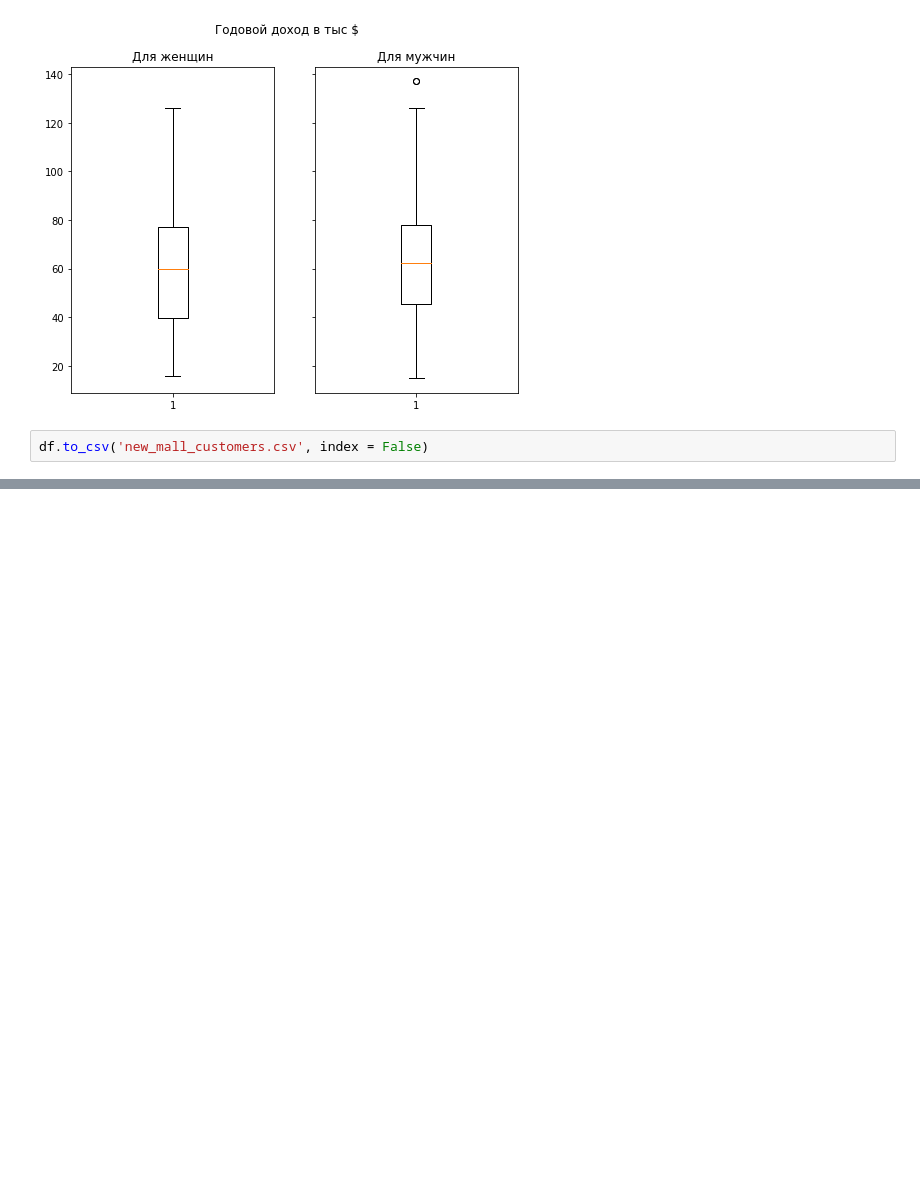
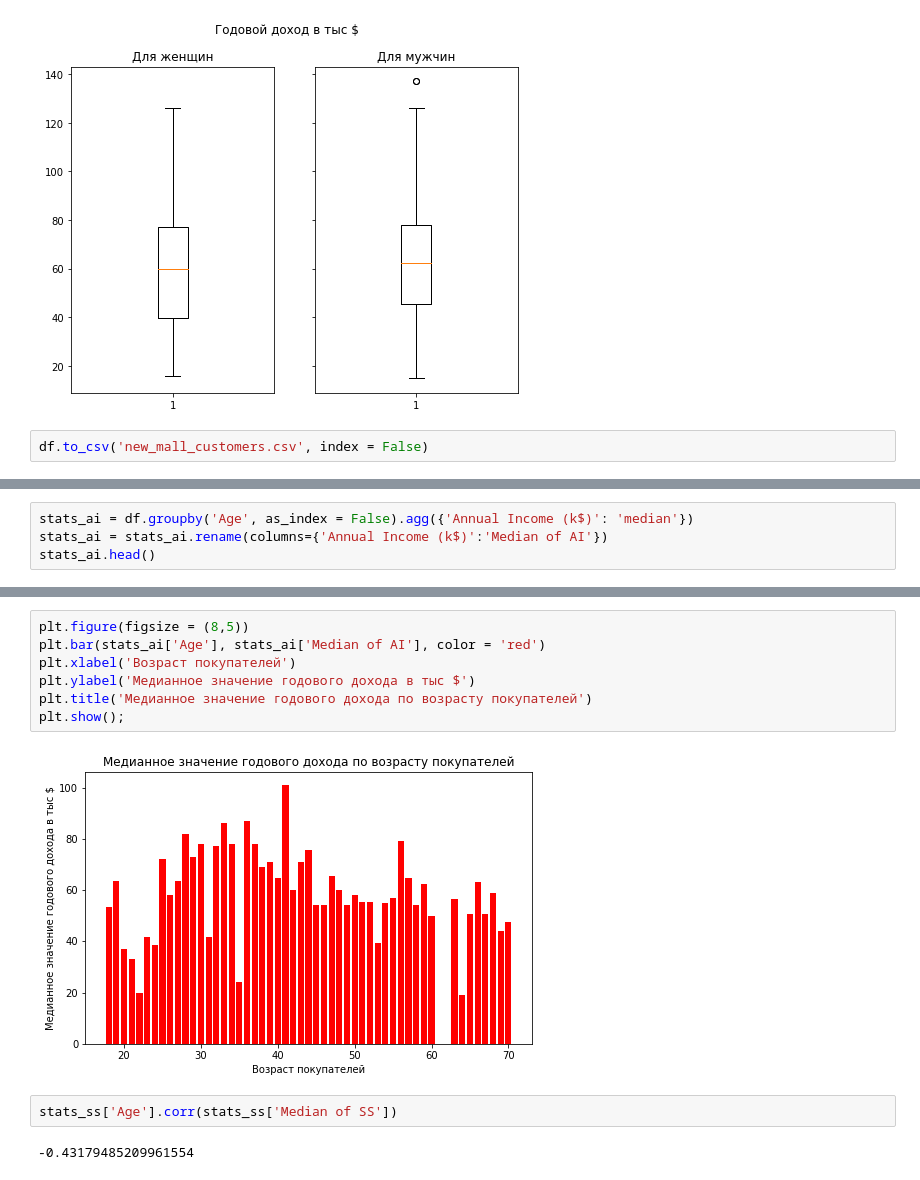
Before and after one commit to YaluninaTatiana/mall-customers-TY, a Jupyter notebook: Посетители магазина.ipynb, the cells around one changed output, grey strips where cells are left out. Saved outputs shown, nothing was run; the diff lists cells and outputs as text; blank space fills up the shorter version.

```diff
--- a/Посетители магазина.ipynb
+++ b/Посетители магазина.ipynb
@@ -131,0 +144,4 @@ df.to_csv('new_mall_customers.csv', index = False)
+# %%
+stats_ai = df.groupby('Age', as_index = False).agg({'Annual Income (k$)': 'median'})
+stats_ai = stats_ai.rename(columns={'Annual Income (k$)':'Median of AI'})
+stats_ai.head()
@@ -131,0 +165,13 @@ df.to_csv('new_mall_customers.csv', index = False)
+# %%
+plt.figure(figsize = (8,5))
+plt.bar(stats_ai['Age'], stats_ai['Median of AI'], color = 'red')
+plt.xlabel('Возраст покупателей')
+plt.ylabel('Медианное значение годового дохода в тыс $')
+plt.title('Медианное значение годового дохода по возрасту покупателей')
+plt.show();
+# %% [output]
+[figure, added]
+# %%
+stats_ss['Age'].corr(stats_ss['Median of SS'])
+# %% [output]
+-0.43179485209961554
```
Also changed, not shown: parts of 5 cells of this notebook.
